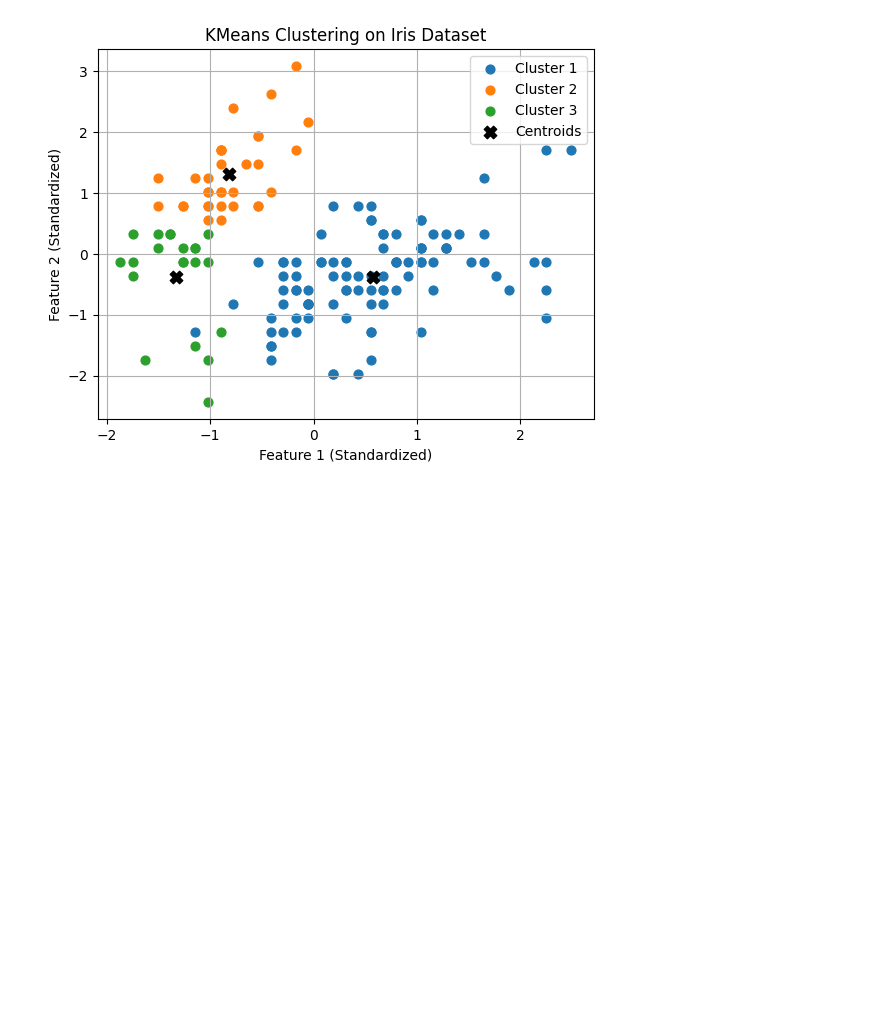
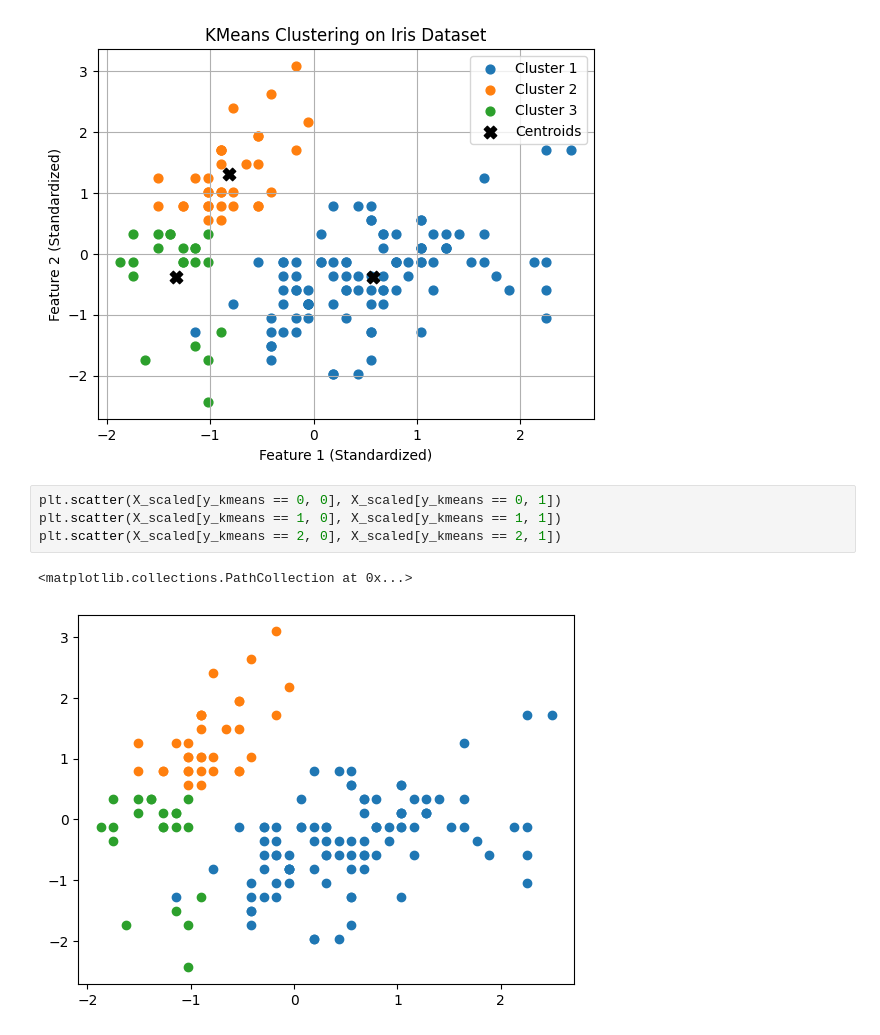
Before and after one commit to ronythite007/Practicals, a Jupyter notebook: Machine Learning/ML_04.ipynb, the cells around one changed output. Drawn from its saved outputs; the diff is of its cells as text; blank space fills up the shorter version.

```diff
--- a/Machine Learning/ML_04.ipynb
+++ b/Machine Learning/ML_04.ipynb
@@ -100,3 +100,10 @@ plt.grid(True)
 plt.show()
 # %% [output]
 [figure]
+# %%
+plt.scatter(X_scaled[y_kmeans == 0, 0], X_scaled[y_kmeans == 0, 1])
+plt.scatter(X_scaled[y_kmeans == 1, 0], X_scaled[y_kmeans == 1, 1])
+plt.scatter(X_scaled[y_kmeans == 2, 0], X_scaled[y_kmeans == 2, 1])
+# %% [output]
+<matplotlib.collections.PathCollection at 0x...>
+[figure, added]
```
Also changed, not shown: 47 other files.
